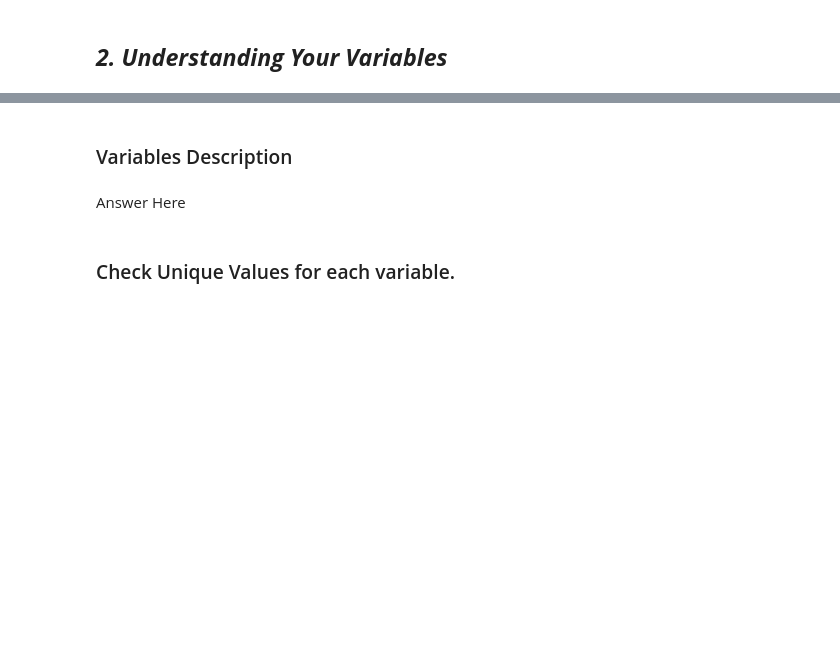
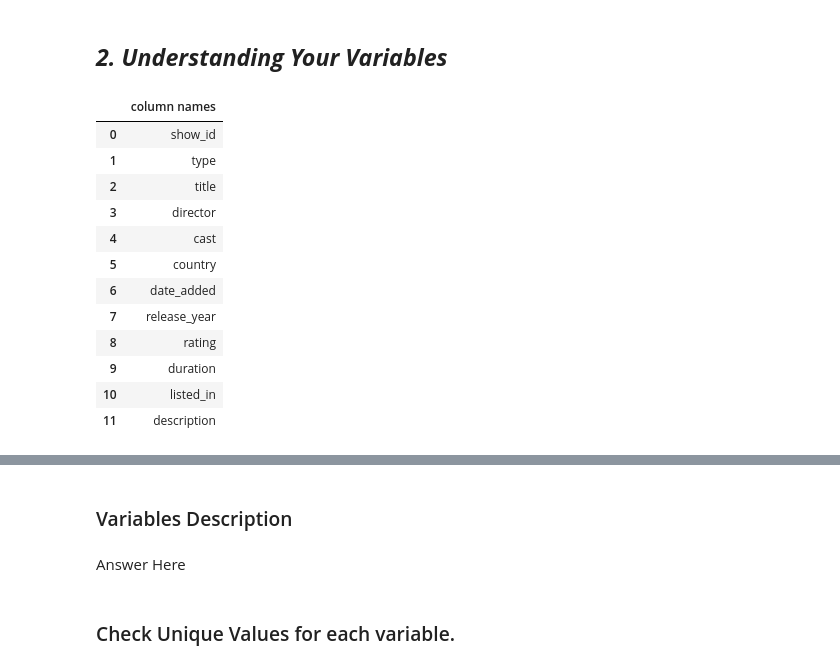
Before and after one commit to amol004/NETFLIX-MOVIES-AND-TV-SHOWS-CLUSTERING, a Jupyter notebook: NETFLIX_MOVIES_AND_TV_SHOWS_CLUSTERING.ipynb, the cells around one changed output, grey strips where cells are left out. Cells and saved outputs as stored; diff of their text form; code cells hidden in the pictures; blank space fills up the shorter version.

```diff
--- a/NETFLIX_MOVIES_AND_TV_SHOWS_CLUSTERING.ipynb
+++ b/NETFLIX_MOVIES_AND_TV_SHOWS_CLUSTERING.ipynb
@@ -205,2 +248,19 @@ Answer Here
+# %%
+# Dataset Columns
+pd.DataFrame(df.columns).rename(columns = {0: 'column names'})
+# %% [output]
+|  | column names |
+| 0 | show_id |
+| 1 | type |
+| 2 | title |
+| 3 | director |
+| 4 | cast |
+| 5 | country |
+| 6 | date_added |
+| 7 | release_year |
+| 8 | rating |
+| 9 | duration |
+| 10 | listed_in |
+| 11 | description |
 # %%
 # Dataset Describe
```
Also changed, not shown: parts of 19 cells of this notebook.
